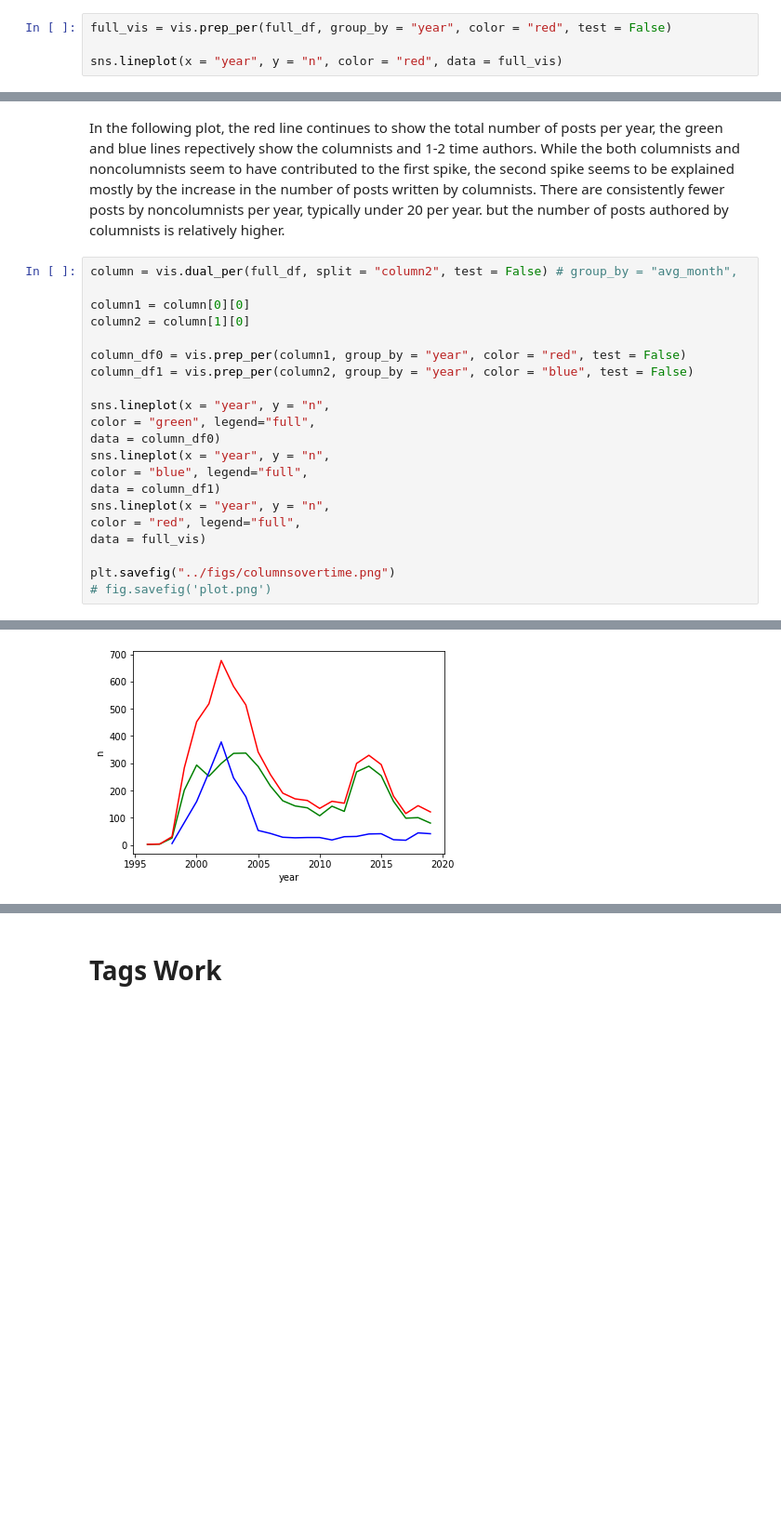
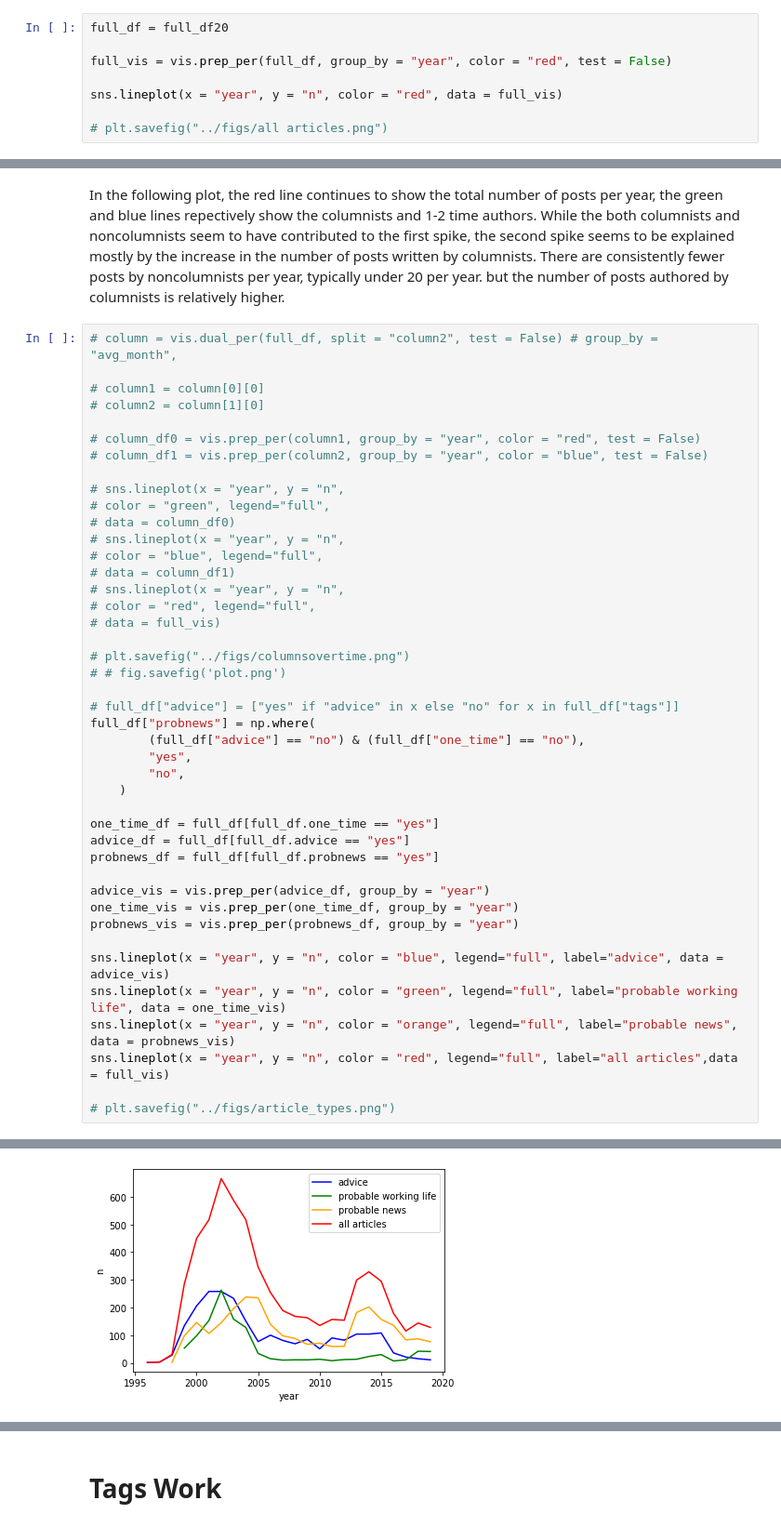
Before and after one commit to crboothb/sciencemag-careers-analysis, a Jupyter notebook: scripts/descriptive-overview.ipynb, the cells around one changed output, grey strips where cells are left out. Shown at 93% size. Cells and saved outputs as stored; diff of their text form; blank space fills up the shorter version.

Commit message:
clarify 1 time author column

```diff
--- a/scripts/descriptive-overview.ipynb
+++ b/scripts/descriptive-overview.ipynb
@@ -78,8 +78,12 @@ full dataset
 # %% [markdown]
 The plot of the number of posts each year from the start of the careers section to the present day shows a large spike in the number of posts around 2002 reaching a height of about 650, and a smaller bump around 2014 reaching about 350.
 # %%
+full_df = full_df20
+
 full_vis = vis.prep_per(full_df, group_by = "year", color = "red", test = False)
 
 sns.lineplot(x = "year", y = "n", color = "red", data = full_vis)
+
+# plt.savefig("../figs/all articles.png")
 # %% [output]
 <matplotlib.axes._subplots.AxesSubplot at 0x...>
@@ -99,24 +104,46 @@ plt.savefig("../figs/author_ccdf.png")
 # %% [markdown]
 In the following plot, the red line continues to show the total number of posts per year, the green and blue lines repectively show the columnists and 1-2 time authors. While the both columnists and noncolumnists seem to have contributed to the first spike, the second spike seems to be explained mostly by the increase in the number of posts written by columnists. There are consistently fewer posts by noncolumnists per year, typically under 20 per year. but the number of posts authored by columnists is relatively higher.
 # %%
-column = vis.dual_per(full_df, split = "column2", test = False) # group_by = "avg_month",
+# column = vis.dual_per(full_df, split = "column2", test = False) # group_by = "avg_month",
 
-column1 = column[0][0]
-column2 = column[1][0]
+# column1 = column[0][0]
+# column2 = column[1][0]
 
-column_df0 = vis.prep_per(column1, group_by = "year", color = "red", test = False)
-column_df1 = vis.prep_per(column2, group_by = "year", color = "blue", test = False)
+# column_df0 = vis.prep_per(column1, group_by = "year", color = "red", test = False)
+# column_df1 = vis.prep_per(column2, group_by = "year", color = "blue", test = False)
 
-sns.lineplot(x = "year", y = "n",
-color = "green", legend="full",
-data = column_df0)
-sns.lineplot(x = "year", y = "n",
-color = "blue", legend="full",
-data = column_df1)
-sns.lineplot(x = "year", y = "n",
-color = "red", legend="full",
-data = full_vis)
+# sns.lineplot(x = "year", y = "n",
+# color = "green", legend="full",
+# data = column_df0)
+# sns.lineplot(x = "year", y = "n",
+# color = "blue", legend="full",
+# data = column_df1)
+# sns.lineplot(x = "year", y = "n",
+# color = "red", legend="full",
+# data = full_vis)
 
-plt.savefig("../figs/columnsovertime.png")
-# fig.savefig('plot.png')
+# plt.savefig("../figs/columnsovertime.png")
+# # fig.savefig('plot.png')
+
+# full_df["advice"] = ["yes" if "advice" in x else "no" for x in full_df["tags"]]
+full_df["probnews"] = np.where(
+        (full_df["advice"] == "no") & (full_df["one_time"] == "no"),
+        "yes",
+        "no",
+    )
+
+one_time_df = full_df[full_df.one_time == "yes"]
+advice_df = full_df[full_df.advice == "yes"]
+probnews_df = full_df[full_df.probnews == "yes"]
+
+advice_vis = vis.prep_per(advice_df, group_by = "year")
+one_time_vis = vis.prep_per(one_time_df, group_by = "year")
+probnews_vis = vis.prep_per(probnews_df, group_by = "year")
+
+sns.lineplot(x = "year", y = "n", color = "blue", legend="full", label="advice", data = advice_vis)
+sns.lineplot(x = "year", y = "n", color = "green", legend="full", label="probable working life", data = one_time_vis)
+sns.lineplot(x = "year", y = "n", color = "orange", legend="full", label="probable news", data = probnews_vis)
+sns.lineplot(x = "year", y = "n", color = "red", legend="full", label="all articles",data = full_vis)
+
+# plt.savefig("../figs/article_types.png")
 # %% [output]
@@ -123 +151 @@ plt.savefig("../figs/columnsovertime.png")
-[figure, old version]
+[figure, new version]
```
Also changed, not shown: parts of 6 cells of this notebook, 1 other file.
